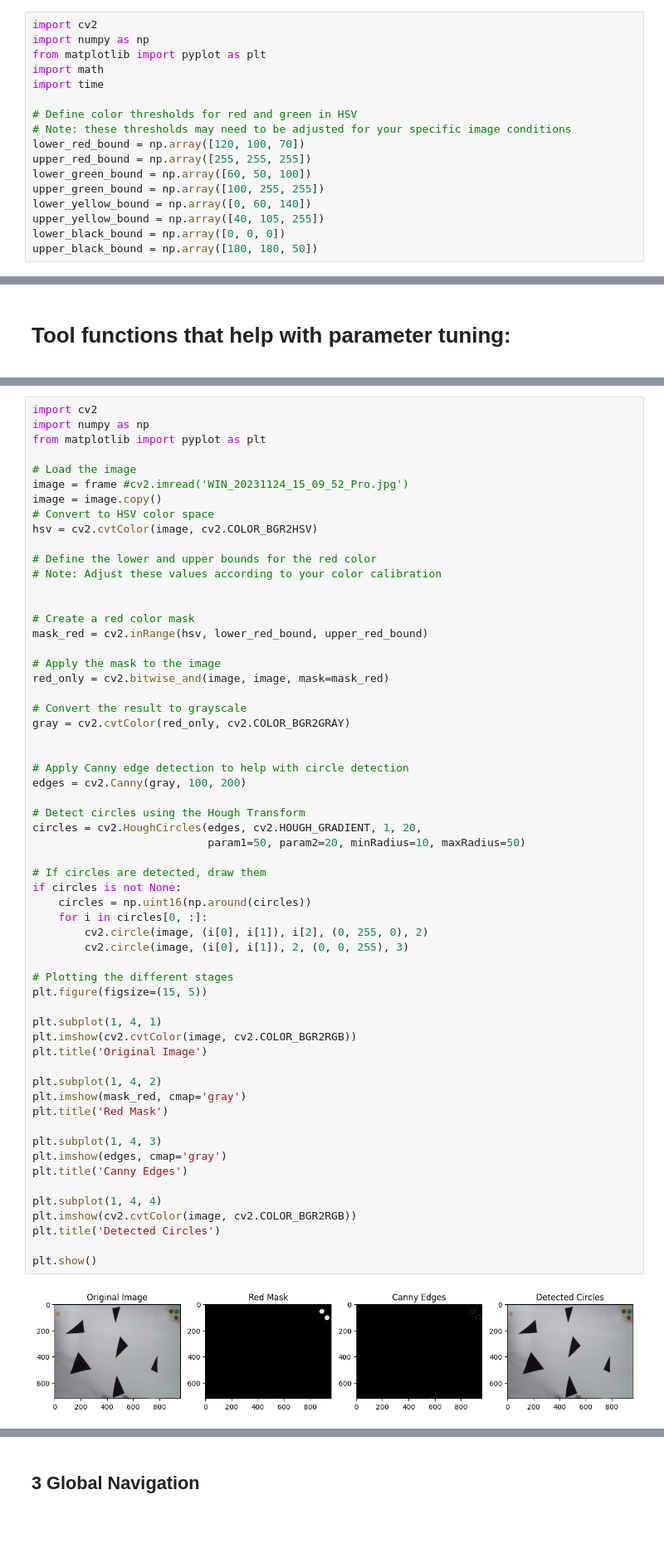
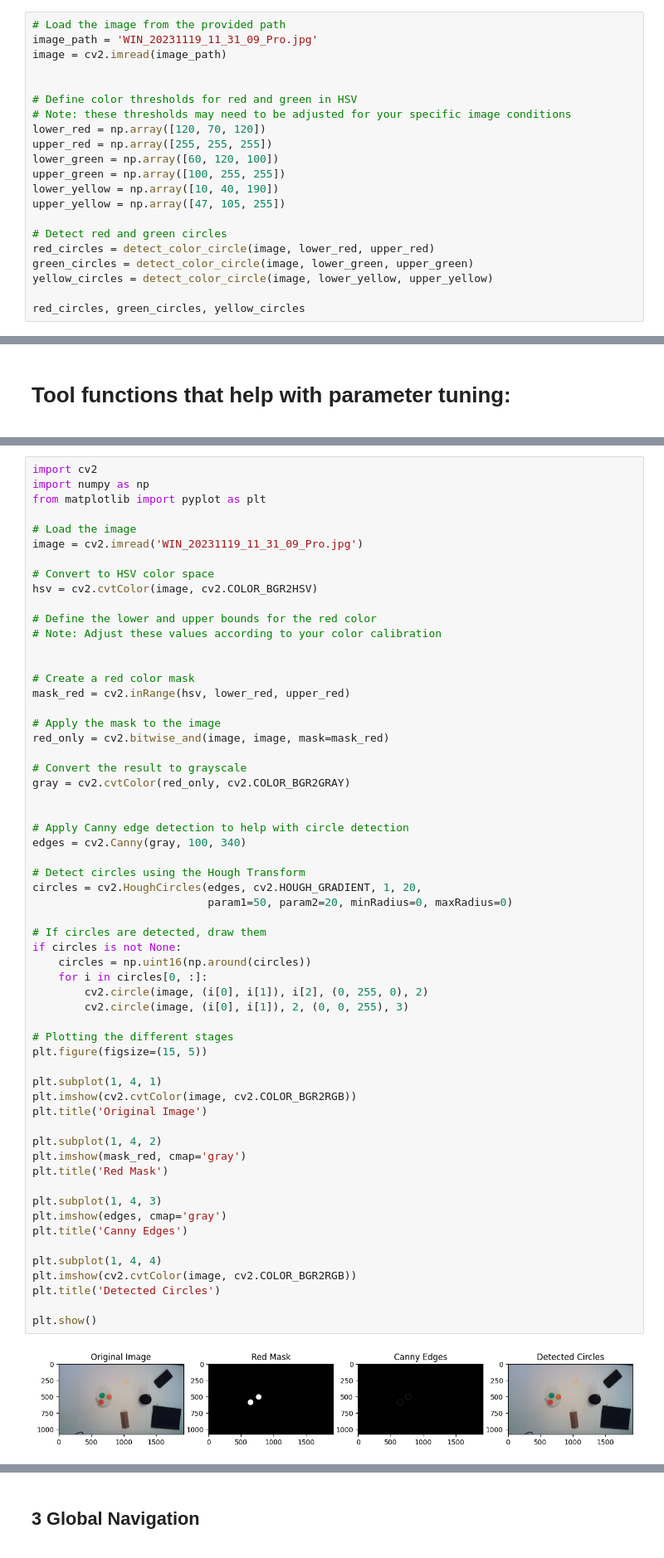
Before and after one commit to DidierNe/Mobile_Robotic_Thymio, a Jupyter notebook: Projet_Thymio.ipynb, the cells around one changed output, grey strips where cells are left out. Shown at 83% size. Saved outputs shown, nothing was run; the diff lists cells and outputs as text; blank space fills up the shorter version.

```diff
--- a/Projet_Thymio.ipynb
+++ b/Projet_Thymio.ipynb
@@ -36,17 +69,21 @@ https://docs.opencv.org/4.x/df/d9d/tutorial_py_colorspaces.html
 # %%
-import cv2
-import numpy as np
-from matplotlib import pyplot as plt
-import math
-import time
+# Load the image from the provided path
+image_path = 'WIN_20231119_11_31_09_Pro.jpg'
+image = cv2.imread(image_path)
+
 
 # Define color thresholds for red and green in HSV
 # Note: these thresholds may need to be adjusted for your specific image conditions
-lower_red_bound = np.array([120, 100, 70])
-upper_red_bound = np.array([255, 255, 255])
-lower_green_bound = np.array([60, 50, 100])
-upper_green_bound = np.array([100, 255, 255])
-lower_yellow_bound = np.array([0, 60, 140])
-upper_yellow_bound = np.array([40, 105, 255])
-lower_black_bound = np.array([0, 0, 0])
-upper_black_bound = np.array([180, 180, 50])
+lower_red = np.array([120, 70, 120])
+upper_red = np.array([255, 255, 255])
+lower_green = np.array([60, 120, 100])
+upper_green = np.array([100, 255, 255])
+lower_yellow = np.array([10, 40, 190])
+upper_yellow = np.array([47, 105, 255])
+
+# Detect red and green circles
+red_circles = detect_color_circle(image, lower_red, upper_red)
+green_circles = detect_color_circle(image, lower_green, upper_green)
+yellow_circles = detect_color_circle(image, lower_yellow, upper_yellow)
+
+red_circles, green_circles, yellow_circles
@@ -530,8 +182,8 @@ import numpy as np
 from matplotlib import pyplot as plt
 
 # Load the image
-image = frame #cv2.imread('WIN_20231124_15_09_52_Pro.jpg')
-image = image.copy()
+image = cv2.imread('WIN_20231119_11_31_09_Pro.jpg')
+
 # Convert to HSV color space
 hsv = cv2.cvtColor(image, cv2.COLOR_BGR2HSV)
 
@@ -540,7 +192,7 @@ hsv = cv2.cvtColor(image, cv2.COLOR_BGR2HSV)
 
 
 # Create a red color mask
-mask_red = cv2.inRange(hsv, lower_red_bound, upper_red_bound)
+mask_red = cv2.inRange(hsv, lower_red, upper_red)
 
 # Apply the mask to the image
 red_only = cv2.bitwise_and(image, image, mask=mask_red)
@@ -550,41 +202,41 @@ gray = cv2.cvtColor(red_only, cv2.COLOR_BGR2GRAY)
 
 
 # Apply Canny edge detection to help with circle detection
-edges = cv2.Canny(gray, 100, 200)
+edges = cv2.Canny(gray, 100, 340)
 
 # Detect circles using the Hough Transform
 circles = cv2.HoughCircles(edges, cv2.HOUGH_GRADIENT, 1, 20,
-                           param1=50, param2=20, minRadius=10, maxRadius=50)
+                           param1=50, param2=20, minRadius=0, maxRadius=0)
 
 # If circles are detected, draw them
 if circles is not None:
     circles = np.uint16(np.around(circles))
     for i in circles[0, :]:
         cv2.circle(image, (i[0], i[1]), i[2], (0, 255, 0), 2)
         cv2.circle(image, (i[0], i[1]), 2, (0, 0, 255), 3)
 
 # Plotting the different stages
 plt.figure(figsize=(15, 5))
 
 plt.subplot(1, 4, 1)
 plt.imshow(cv2.cvtColor(image, cv2.COLOR_BGR2RGB))
 plt.title('Original Image')
 
 plt.subplot(1, 4, 2)
 plt.imshow(mask_red, cmap='gray')
 plt.title('Red Mask')
 
 plt.subplot(1, 4, 3)
 plt.imshow(edges, cmap='gray')
 plt.title('Canny Edges')
 
 plt.subplot(1, 4, 4)
 plt.imshow(cv2.cvtColor(image, cv2.COLOR_BGR2RGB))
 plt.title('Detected Circles')
 
 plt.show()
 # %% [output]
-[figure, old version]
+[figure, new version]
 # %%
 import cv2
 from matplotlib import pyplot as plt
```
Also changed, not shown: parts of 23 cells of this notebook.
